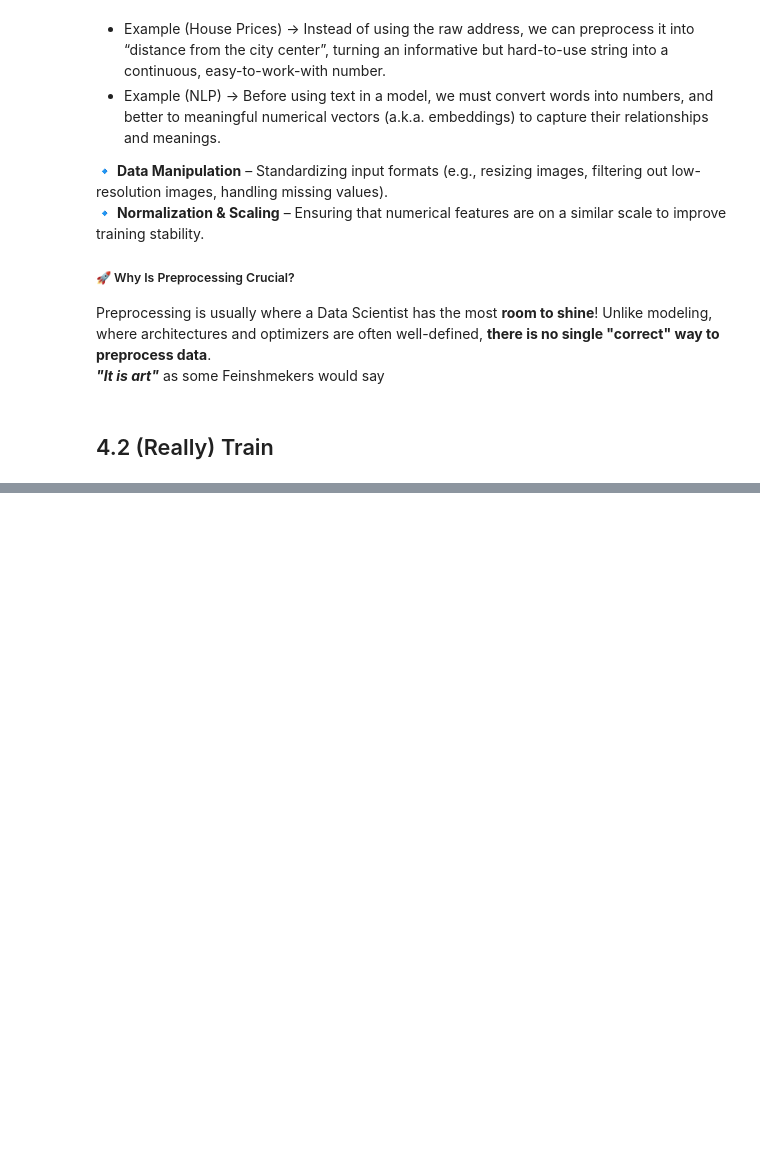
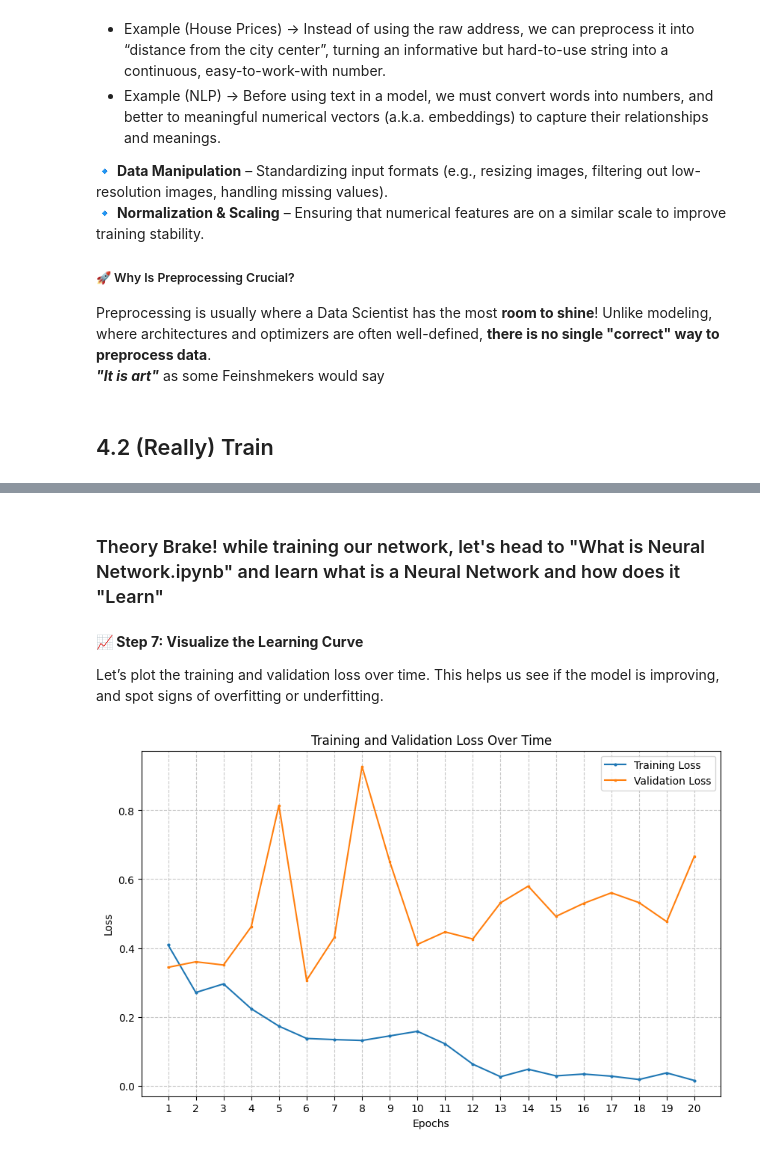
Before and after one commit to zaichyk/ml-entry-workshop, a Jupyter notebook: ml_entry_workshop/workshop_notebook.ipynb, the cells around one changed output, grey strips where cells are left out. Drawn from its saved outputs; the diff is of its cells as text; code cells hidden in the pictures; blank space fills up the shorter version.

Commit message:
completed the workshop structure

```diff
--- a/ml_entry_workshop/workshop_notebook.ipynb
+++ b/ml_entry_workshop/workshop_notebook.ipynb
@@ -557,11 +725,16 @@ It consists of three key steps:
 # lr=0.001 is a common practice in the industry.
 optimizer = optim.Adam(model.parameters(), lr=0.001)
 
+# Lists to store loss values for plotting
+train_losses = []
+val_losses = []
+
 # Training loop
-num_epochs = 5  # Keep training short for the workshop
+num_epochs = 20  # Keep training short for the workshop
 for epoch in range(num_epochs):
+    # Training phase
     model.train()
-    running_loss = 0.0
+    running_train_loss = 0.0
 
     for images, labels in train_loader:
         images, labels = images.to(device), labels.to(device)
@@ -572,10 +745,26 @@ for epoch in range(num_epochs):
         loss.backward()
         optimizer.step()
 
-        running_loss += loss.item()
+        running_train_loss += loss.item()
 
-    avg_loss = running_loss / len(train_loader)
-    print(f"Epoch [{epoch+1}/{num_epochs}], Loss: {avg_loss:.4f}")
+    avg_train_loss = running_train_loss / len(train_loader)
+    train_losses.append(avg_train_loss)
+
+    # Validation phase
+    model.eval()
+    running_val_loss = 0.0
+
+    with torch.no_grad():  # No need to track gradients for validation
+        for images, labels in val_loader:
+            images, labels = images.to(device), labels.to(device)
+            outputs = model(images)
+            val_loss = criterion(outputs, labels)
+            running_val_loss += val_loss.item()
+
+    avg_val_loss = running_val_loss / len(val_loader)
+    val_losses.append(avg_val_loss)
+
+    print(f"Epoch [{epoch+1}/{num_epochs}], Train Loss: {avg_train_loss:.4f}, Val Loss: {avg_val_loss:.4f}")
 
 print("Training complete! 🎉")
 # %% [output]
@@ -587 +787,22 @@ Epoch [5/5], Loss: 0.0858
 Training complete! 🎉
+# %% [markdown]
+### Theory Brake! while training our network, let's head to "What is Neural Network.ipynb" and learn what is a Neural Network and how does it "Learn"
+# %% [markdown]
+**📈 Step 7: Visualize the Learning Curve**
+
+Let’s plot the training and validation loss over time.
+This helps us see if the model is improving, and spot signs of overfitting or underfitting.
+# %%
+# Plot training and validation loss
+plt.figure(figsize=(10, 6))
+plt.plot(range(1, num_epochs+1), train_losses, label='Training Loss', marker='o', linestyle='-', markersize=2)
+plt.plot(range(1, num_epochs+1), val_losses, label='Validation Loss', marker='s', linestyle='-', markersize=2)
+plt.xlabel('Epochs')
+plt.ylabel('Loss')
+plt.title('Training and Validation Loss Over Time')
+plt.legend()
+plt.grid(True, linestyle='--', alpha=0.7)
+plt.xticks(range(1, num_epochs+1, 1))  # Set x-axis ticks to integers from 1 to num_epochs
+plt.show()
+# %% [output]
+[figure, added]
```
Also changed, not shown: parts of 43 cells of this notebook, 5 other files.
